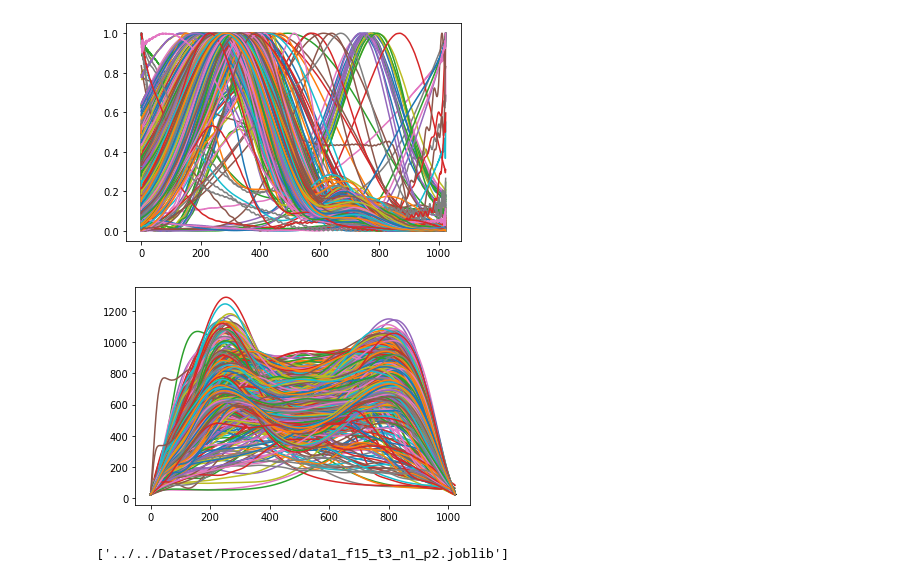
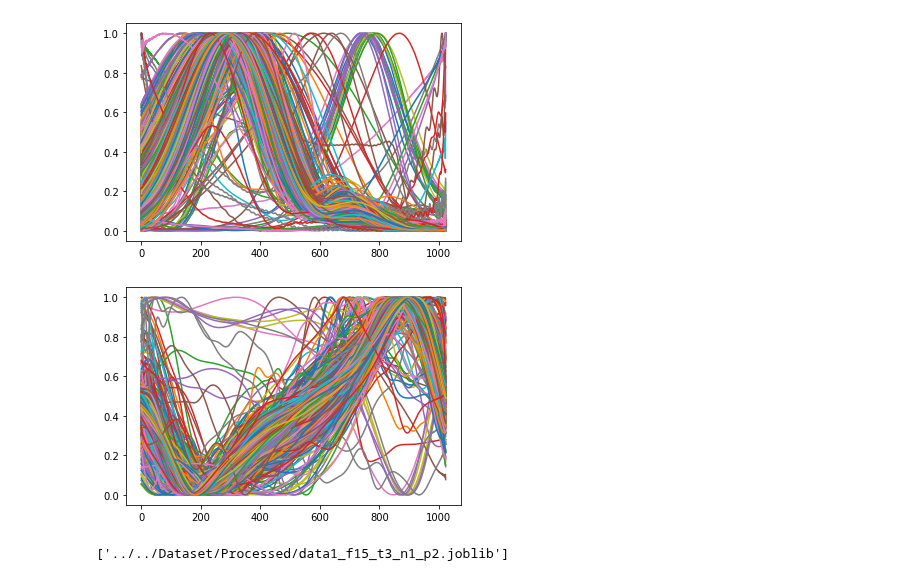
Before and after one commit to atick-faisal/GRF-Synthesis-from-Motion-Trajectories, a Jupyter notebook: src/preprocessing/process_dataset_1_alt.ipynb, the cells around one changed output. Cells and saved outputs as stored; diff of their text form; code cells hidden in the pictures.

Commit message:
Fix signs in db1

```diff
--- a/src/preprocessing/process_dataset_1_alt.ipynb
+++ b/src/preprocessing/process_dataset_1_alt.ipynb
@@ -44,7 +44,7 @@ def standardize(x):
     return (x - np.min(x, axis=0)) / (np.max(x, axis=0) - np.min(x, axis=0))
 
 def get_processed_grf(grf, clip=False):
-    singn_corrected = grf if np.mean(grf) > 0 else (-grf)
+    singn_corrected = grf # if np.mean(grf) > 20 else (-grf)
     processed_grf = LowPassFilter.apply(singn_corrected, fs=1500, cutoff=20)
     processed_grf = processed_grf - np.median(processed_grf)
     if clip:
@@ -403,6 +403,19 @@ for subject in tqdm(subjects):
 
             # print('3', end=' ')
 
+            # ... sign correction
+            if np.mean(force_x_r[:int(N_SAMPLES/2)]) > 0:
+                force_x_r = -force_x_r
+
+            if np.mean(force_x_l[:int(N_SAMPLES/2)]) > 0:
+                force_x_l = -force_x_l
+
+            if np.mean(force_y_r) < 0:
+                force_y_r = -force_y_r
+
+            if np.mean(force_y_l) < 0:
+                force_y_l = -force_y_l
+
             # ... Standardize
             trajectory_x_r = standardize(trajectory_x_r)
             trajectory_y_r = standardize(trajectory_y_r)
@@ -412,13 +425,13 @@ for subject in tqdm(subjects):
             trajectory_y_l = standardize(trajectory_y_l)
             trajectory_z_l = standardize(trajectory_z_l)
 
-            # force_x_r = standardize(force_x_r)
-            # force_y_r = standardize(force_y_r)
-            # force_z_r = standardize(force_z_r)
+            force_x_r = standardize(force_x_r)
+            force_y_r = standardize(force_y_r)
+            force_z_r = standardize(force_z_r)
 
-            # force_x_l = standardize(force_x_l)
-            # force_y_l = standardize(force_y_l)
-            # force_z_l = standardize(force_z_l)
+            force_x_l = standardize(force_x_l)
+            force_y_l = standardize(force_y_l)
+            force_z_l = standardize(force_z_l)
 
             # print('4', end=' ')
 
@@ -537,11 +522,11 @@ for i in range(x.shape[0]):
 # %% [output]
 [figure]
 # %%
-y = target['fz'].to_numpy().reshape(-1, N_SAMPLES)
+y = target['fx'].to_numpy().reshape(-1, N_SAMPLES)
 for i in range(y.shape[0]):
     plt.plot(y[i, :])
 # %% [output]
-[figure, old version]
+[figure, new version]
 # %%
 path = '../../Dataset/Processed/data1_f15_t3_n1_p2.joblib'
 data = {
```
Also changed, not shown: parts of 5 cells of this notebook.
